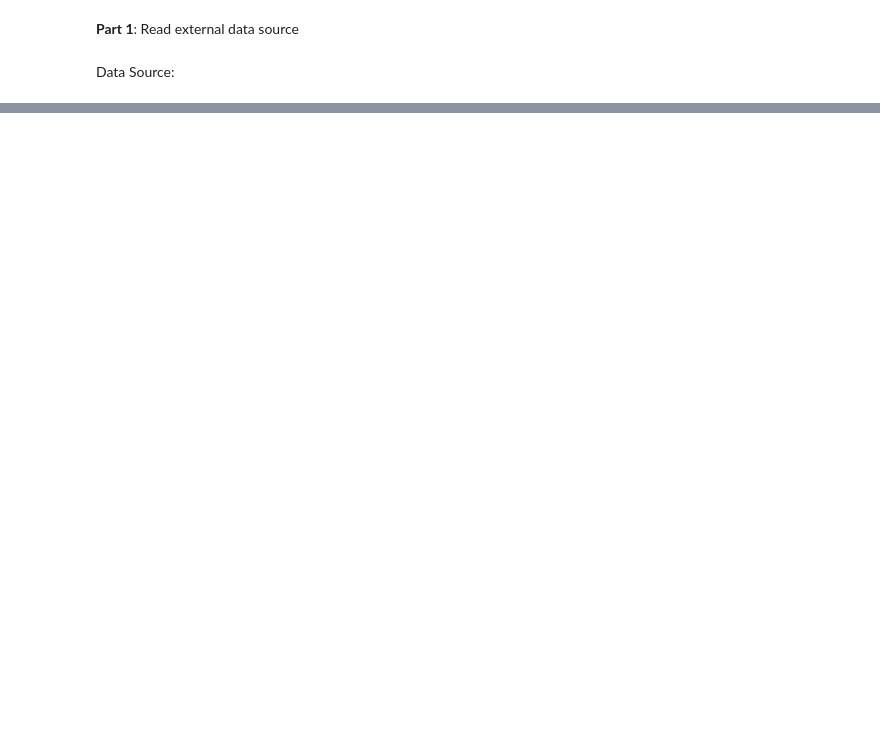
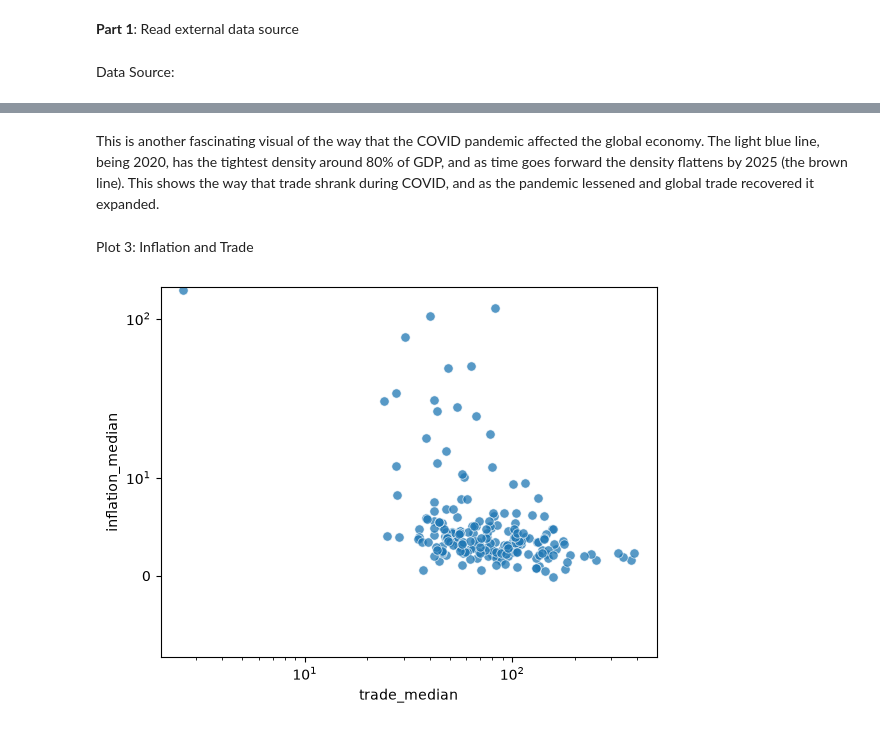
Before and after one commit to lukelowe19/STA556-HW-2, a Jupyter notebook: notebooks/hw_2.ipynb, the cells around one changed output, grey strips where cells are left out. Saved outputs shown, nothing was run; the diff lists cells and outputs as text; code cells hidden in the pictures; blank space fills up the shorter version.

```diff
--- a/notebooks/hw_2.ipynb
+++ b/notebooks/hw_2.ipynb
@@ -44,0 +123,17 @@ Name: Albania, dtype: float64
+# %% [markdown]
+This is another fascinating visual of the way that the COVID pandemic affected the global economy. The light blue line, being 2020, has the tightest density around 80% of GDP, and as time goes forward the density flattens by 2025 (the brown line). This shows the way that trade shrank during COVID, and as the pandemic lessened and global trade recovered it expanded.
+# %% [markdown]
+Plot 3: Inflation and Trade
+# %%
+inflation_trade_data = df_summary.dropna(subset=["trade_median","inflation_median"])
+scatter=sns.scatterplot(
+    data = inflation_trade_data,
+    x="trade_median",
+    y="inflation_median",
+    alpha = 0.75,
+    s=45
+)
+scatter.set_xscale("log")
+scatter.set_yscale("symlog",linthresh=15)
+# %% [output]
+[figure, added]
```
Also changed, not shown: parts of 15 cells of this notebook, 3 other files.
